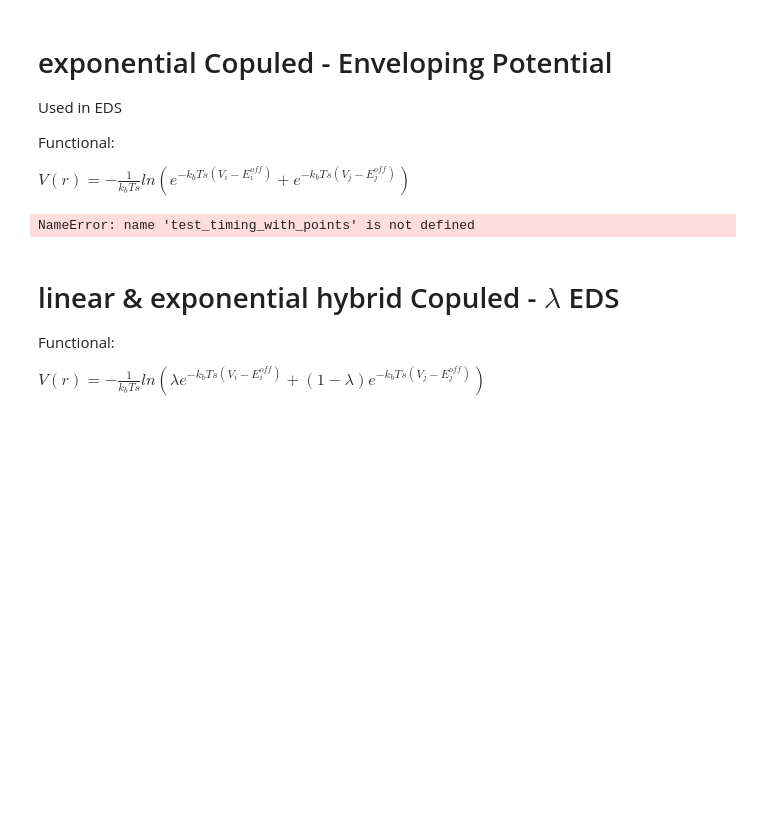
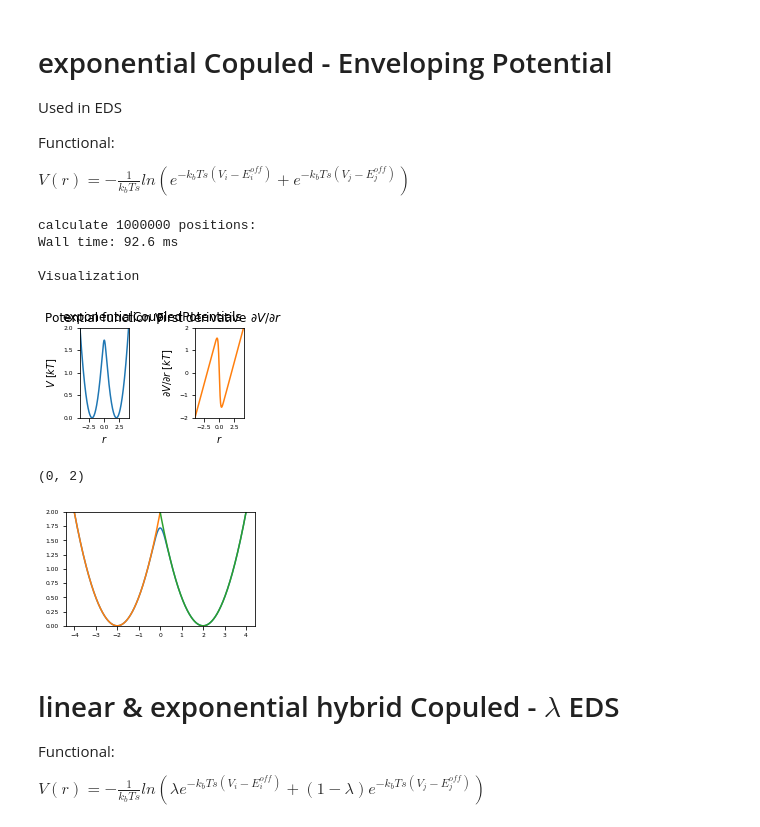
Before and after one commit to rinikerlab/Ensembler, a Jupyter notebook: examples/BasicPotentials.ipynb, the cells around one changed output. Cells and saved outputs as stored; diff of their text form; code cells hidden in the pictures; blank space fills up the shorter version.

Commit message:
Tests Updated, working on ipynb

```diff
--- a/examples/BasicPotentials.ipynb
+++ b/examples/BasicPotentials.ipynb
@@ -349,30 +349,36 @@ Functional:
 
 $V(r) = -\frac{1}{k_b T s} ln(e^{- k_b T s (V_i-E^{off}_i)}+e^{-k_b T s (V_j-E^{off}_j)})$
 # %%
-positions = np.linspace(-4, 4, test_timing_with_points)
+positions = np.linspace(-4, 4, test_timing_with_points*10000)
 
 w1 = potentials1D.harmonicOscillatorPotential(x_shift=-2)
 w2 = potentials1D.harmonicOscillatorPotential(x_shift=2)
 
 #print(w1, w2)
 V = potentials1D.exponentialCoupledPotentials(Va=w1, Vb=w2, s=1, eoffA=0, eoffB=0)
 #print(V)
 
 print("calculate "+str(len(positions))+" positions: ")
 %time V.ene(positions)
 
 print("\nVisualization")
 fig, axes = vis.plot_1DPotential_Term(V, positions=positions)
 plt.show()
 plt.close()
 plt.plot(positions, V.ene(positions))
 plt.plot(positions, w1.ene(positions))
 plt.plot(positions, w2.ene(positions))
 
 
 plt.ylim([0,2])
 # %% [output]
-NameError: name 'test_timing_with_points' is not defined
+calculate 1000000 positions:
+Wall time: 92.6 ms
+
+Visualization
+[figure, added]
+(0, 2)
+[figure, added]
 # %% [markdown]
 # linear & exponential hybrid Copuled - $\lambda$ EDS
 
```
Also changed, not shown: 11 other files.
